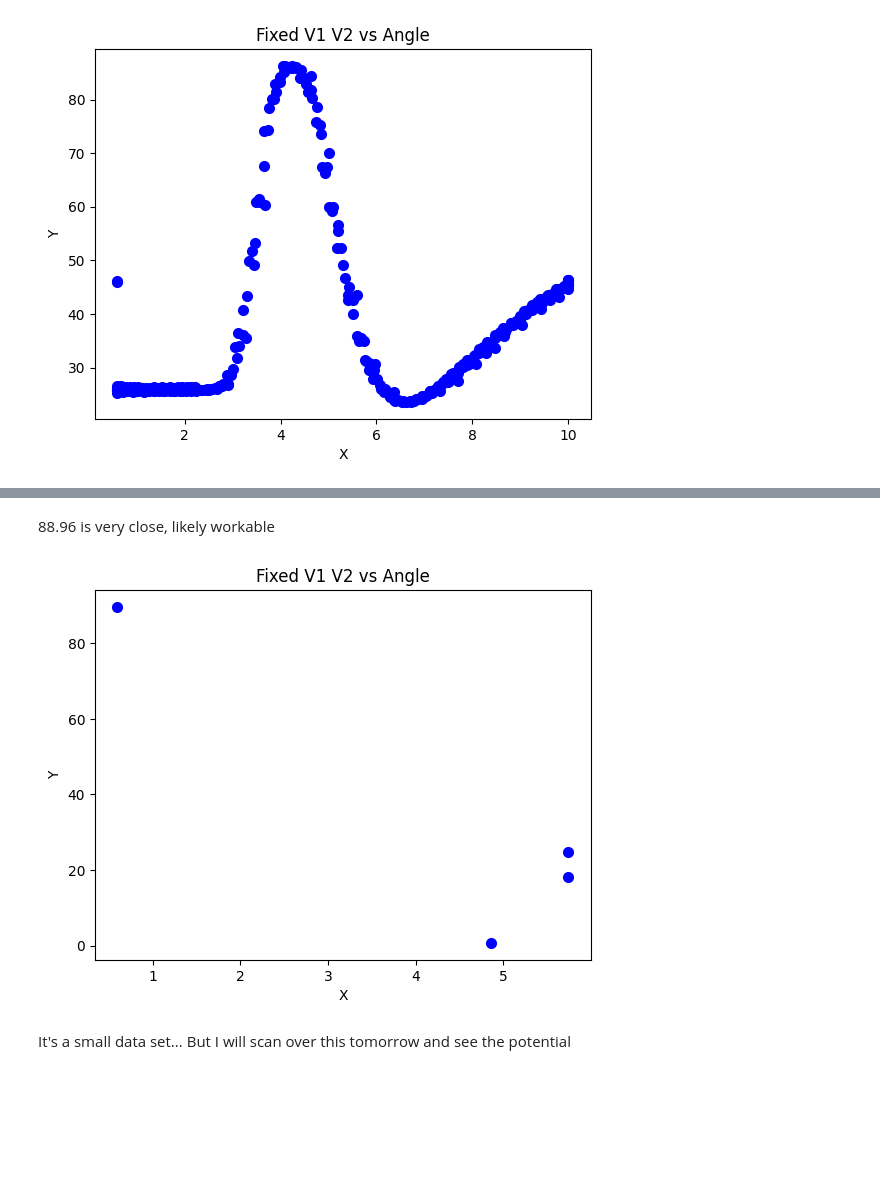
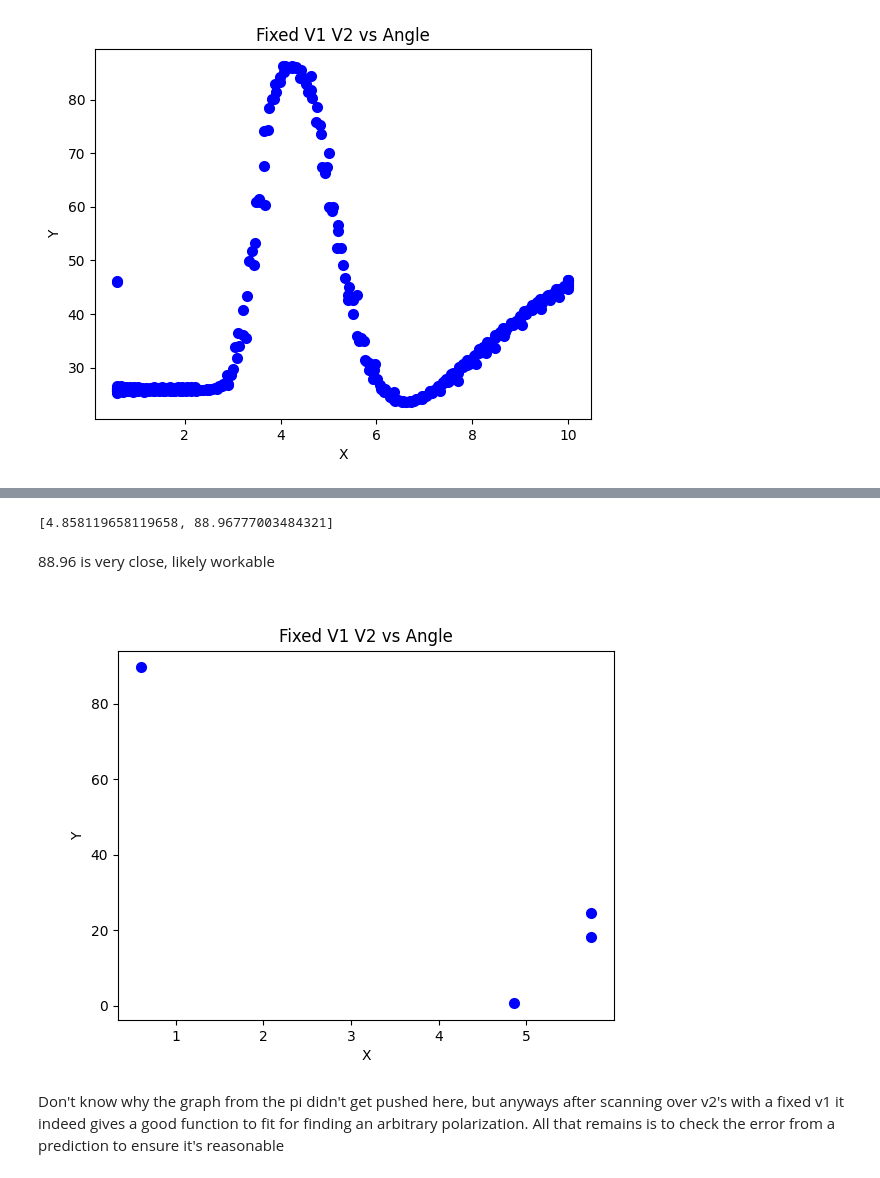
Before and after one commit to ubsuny/ML_LCVR-CP2P2024, a Jupyter notebook: single_wave_fit.ipynb, the cells around one changed output, grey strips where cells are left out. Cells and saved outputs as stored; diff of their text form; code cells hidden in the pictures; blank space fills up the shorter version.

```diff
--- a/single_wave_fit.ipynb
+++ b/single_wave_fit.ipynb
@@ -169,9 +181,8 @@ I have an idea for the single wavelength polarization... If there's a given V1 w
 # %%
-ranges = []
+max_range = [1,2]
 v1_vals = combined_data['V1'].unique()
 for val in v1_vals:
     axis = combined_data[combined_data['V1'] == val]
-    max = axis['Angle'].max()
-    min = axis['Angle'].min()
-    if max-min > 60:
-        ranges.append([max-min,val,len(axis)])
+    range = axis['Angle'].max() - axis['Angle'].min()
+    if range > max_range[1]:
+        max_range = [val,range]
@@ -200,25 +189,29 @@ ranges
+# %%
+max_range
+# %% [output]
+[4.858119658119658, 88.96777003484321]
 # %% [markdown]
 88.96 is very close, likely workable
 # %%
 #max_range_entry = max(ranges, key=lambda item: item['Range'])
 
-culled_data = combined_data[combined_data['V1'] == ranges[4][1]]
+culled_data = combined_data[combined_data['V1'] == max_range[0]]
 
 cutx = culled_data['V2']
 cuty = culled_data['Angle']
 
 fig, ax = plt.subplots()
 
 ax.scatter(cutx, cuty, color='blue', linewidth=2)
 
 # Customization
 ax.set_xlabel('X')
 ax.set_ylabel('Y')
 ax.set_title('Fixed V1 V2 vs Angle')
 
 # Show!
 plt.show()
 # %% [output]
-[figure, old version]
+[figure, new version]
-# %% [markdown]
-It's a small data set... But I will scan over this tomorrow and see the potential
+# %% [markdown]
+Don't know why the graph from the pi didn't get pushed here, but anyways after scanning over v2's with a fixed v1 it indeed gives a good function to fit for finding an arbitrary polarization. All that remains is to check the error from a prediction to ensure it's reasonable
```
Also changed, not shown: parts of 7 cells of this notebook.
